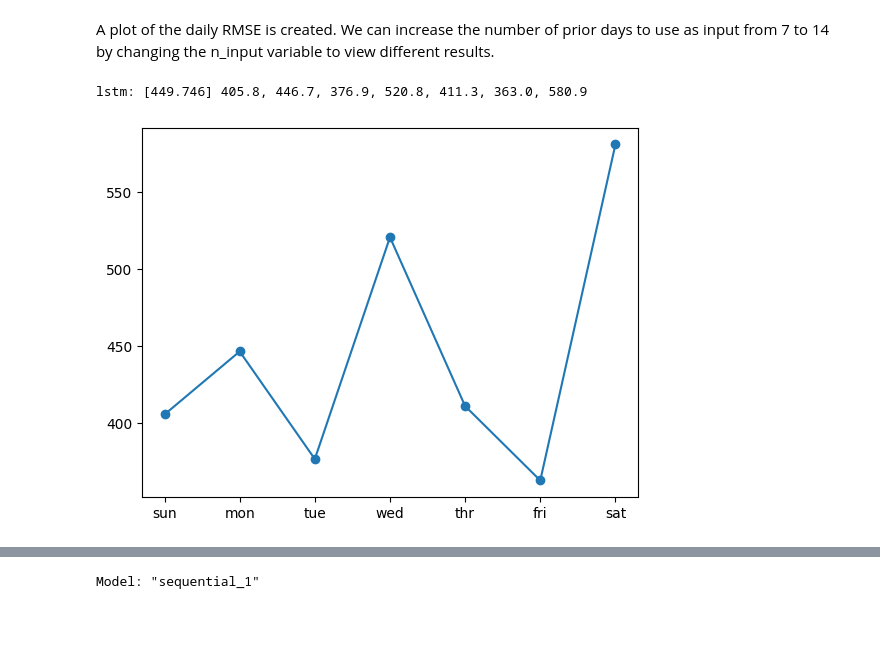
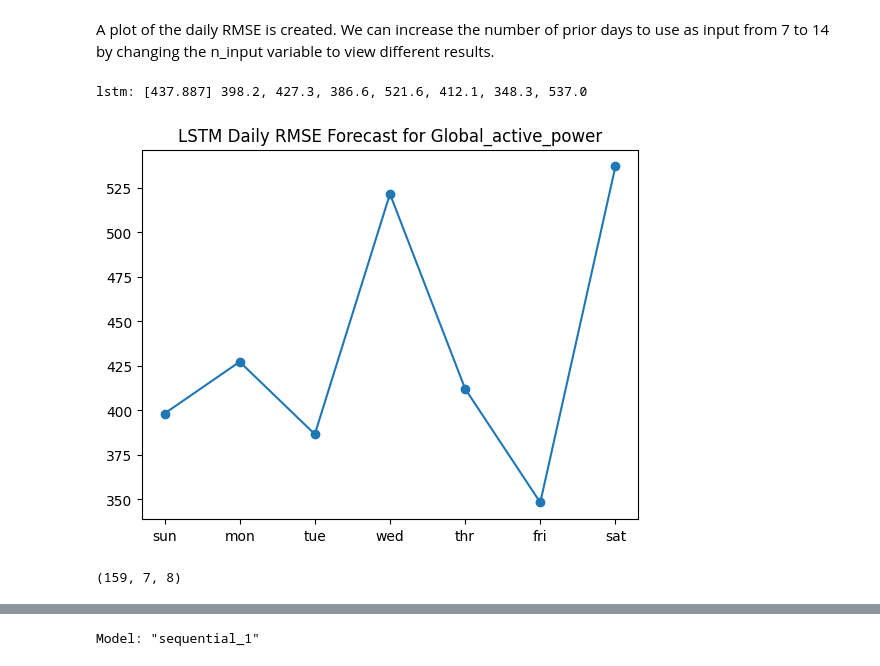
Before and after one commit to TAMIDSpiyalong/Advanced-Concepts-in-Machine-Learning-for-Energy, a Jupyter notebook: Lecture_5e_recurrentnns.ipynb, the cells around one changed output, grey strips where cells are left out. Drawn from its saved outputs; the diff is of its cells as text; code cells hidden in the pictures; blank space fills up the shorter version.

```diff
--- a/Lecture_5e_recurrentnns.ipynb
+++ b/Lecture_5e_recurrentnns.ipynb
@@ -309,19 +326,27 @@ def evaluate_model(train, test, n_input):
 # %% [markdown]
 A plot of the daily RMSE is created. We can increase the number of prior days to use as input from 7 to 14 by changing the n_input variable to view different results.
 # %%
+import pandas as pd
+from matplotlib import pyplot
+
 # load the new file
 dataset = read_csv('household_power_consumption_days.csv', header=0, infer_datetime_format=True, parse_dates=['datetime'], index_col=['datetime'])
 # split into train and test
 train, test = split_dataset(dataset.values)
 # evaluate model and get scores
 n_input = 14
 score, scores = evaluate_model(train, test, n_input)
 # summarize scores
 summarize_scores('lstm', score, scores)
 # plot scores
 days = ['sun', 'mon', 'tue', 'wed', 'thr', 'fri', 'sat']
 pyplot.plot(days, scores, marker='o', label='lstm')
+pyplot.title('LSTM Daily RMSE Forecast for Global_active_power')
 pyplot.show()
 # %% [output]
-lstm: [449.746] 405.8, 446.7, 376.9, 520.8, 411.3, 363.0, 580.9
+lstm: [437.887] 398.2, 427.3, 386.6, 521.6, 412.1, 348.3, 537.0
-[figure, old version]
+[figure, new version]
+# %%
+train.shape
+# %% [output]
+(159, 7, 8)
```
Also changed, not shown: parts of 3 cells of this notebook.
